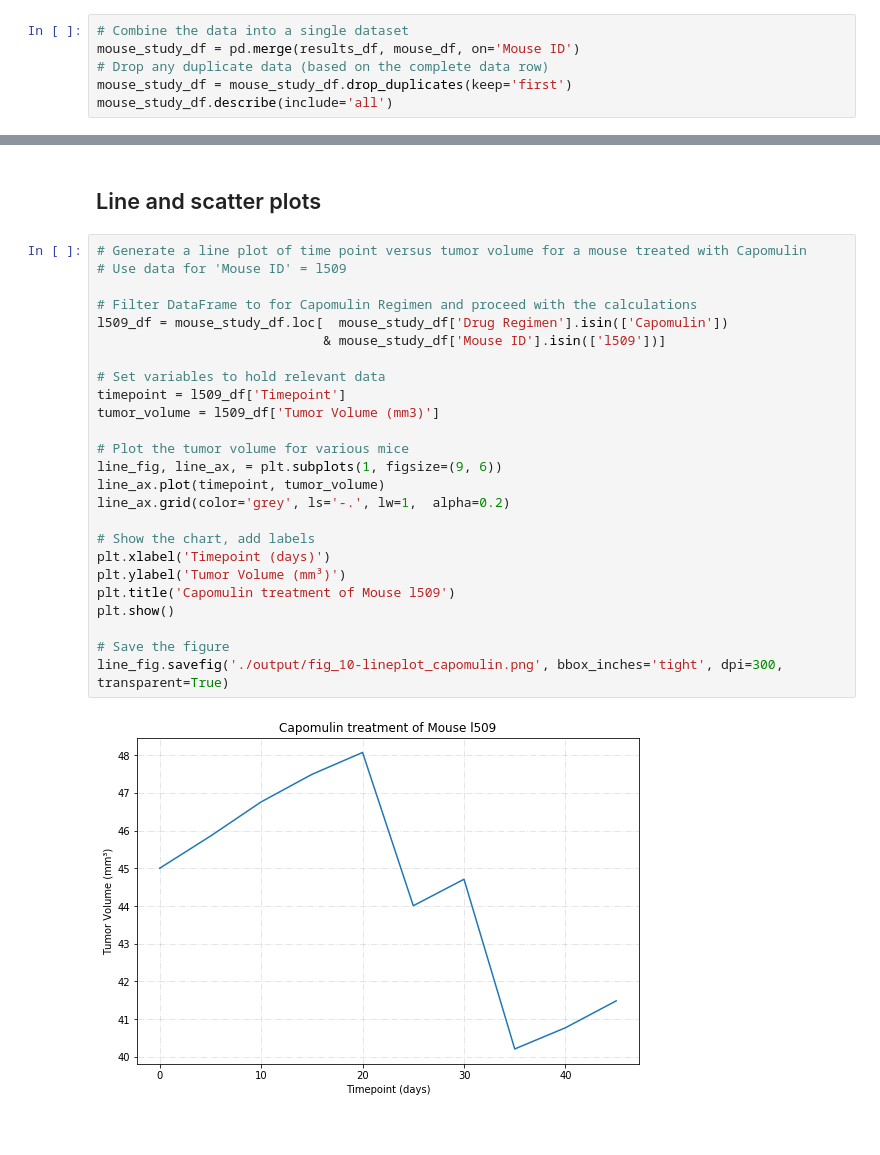
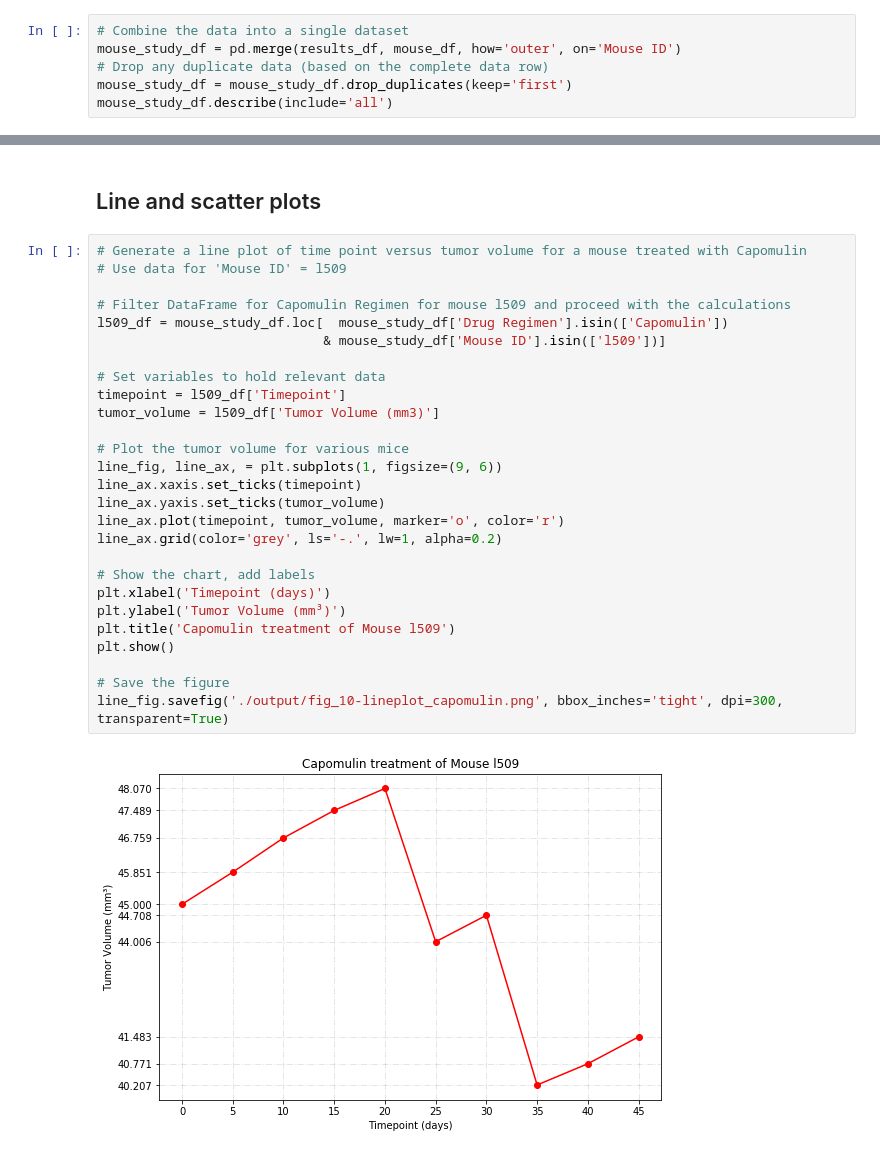
Before and after one commit to sanjive/BCS-05-Matplotlib-Challenge, a Jupyter notebook: Pymaceuticals/pymaceuticals_starter.ipynb, the cells around one changed output, grey strips where cells are left out. Cells and saved outputs as stored; diff of their text form.

```diff
--- a/Pymaceuticals/pymaceuticals_starter.ipynb
+++ b/Pymaceuticals/pymaceuticals_starter.ipynb
@@ -30,7 +30,7 @@ mouse_df = pd.read_csv(mouse_metadata)
 results_df = pd.read_csv(study_results)
 # %%
 # Combine the data into a single dataset
-mouse_study_df = pd.merge(results_df, mouse_df, on='Mouse ID')
+mouse_study_df = pd.merge(results_df, mouse_df, how='outer', on='Mouse ID')
 # Drop any duplicate data (based on the complete data row)
 mouse_study_df = mouse_study_df.drop_duplicates(keep='first')
 mouse_study_df.describe(include='all')
@@ -486,30 +486,32 @@ fig.savefig('./output/fig_09-boxplot5_combined.png', bbox_inches='tight', dpi=30
 # %%
 # Generate a line plot of time point versus tumor volume for a mouse treated with Capomulin
 # Use data for 'Mouse ID' = l509
 
-# Filter DataFrame to for Capomulin Regimen and proceed with the calculations
+# Filter DataFrame for Capomulin Regimen for mouse l509 and proceed with the calculations
 l509_df = mouse_study_df.loc[  mouse_study_df['Drug Regimen'].isin(['Capomulin'])
                              & mouse_study_df['Mouse ID'].isin(['l509'])]
 
 # Set variables to hold relevant data
 timepoint = l509_df['Timepoint']
 tumor_volume = l509_df['Tumor Volume (mm3)']
 
 # Plot the tumor volume for various mice
 line_fig, line_ax, = plt.subplots(1, figsize=(9, 6))
-line_ax.plot(timepoint, tumor_volume)
-line_ax.grid(color='grey', ls='-.', lw=1,  alpha=0.2)
+line_ax.xaxis.set_ticks(timepoint)
+line_ax.yaxis.set_ticks(tumor_volume)
+line_ax.plot(timepoint, tumor_volume, marker='o', color='r')
+line_ax.grid(color='grey', ls='-.', lw=1, alpha=0.2)
 
 # Show the chart, add labels
 plt.xlabel('Timepoint (days)')
 plt.ylabel('Tumor Volume (mm³)')
 plt.title('Capomulin treatment of Mouse l509')
 plt.show()
 
 # Save the figure
 line_fig.savefig('./output/fig_10-lineplot_capomulin.png', bbox_inches='tight', dpi=300, transparent=True)
 # %% [output]
-[figure, old version]
+[figure, new version]
 # %%
 # Generate a scatter plot of mouse weight versus average tumor volume for the Capomulin regimen
 
```
Also changed, not shown: parts of 2 cells of this notebook, 3 other files.
